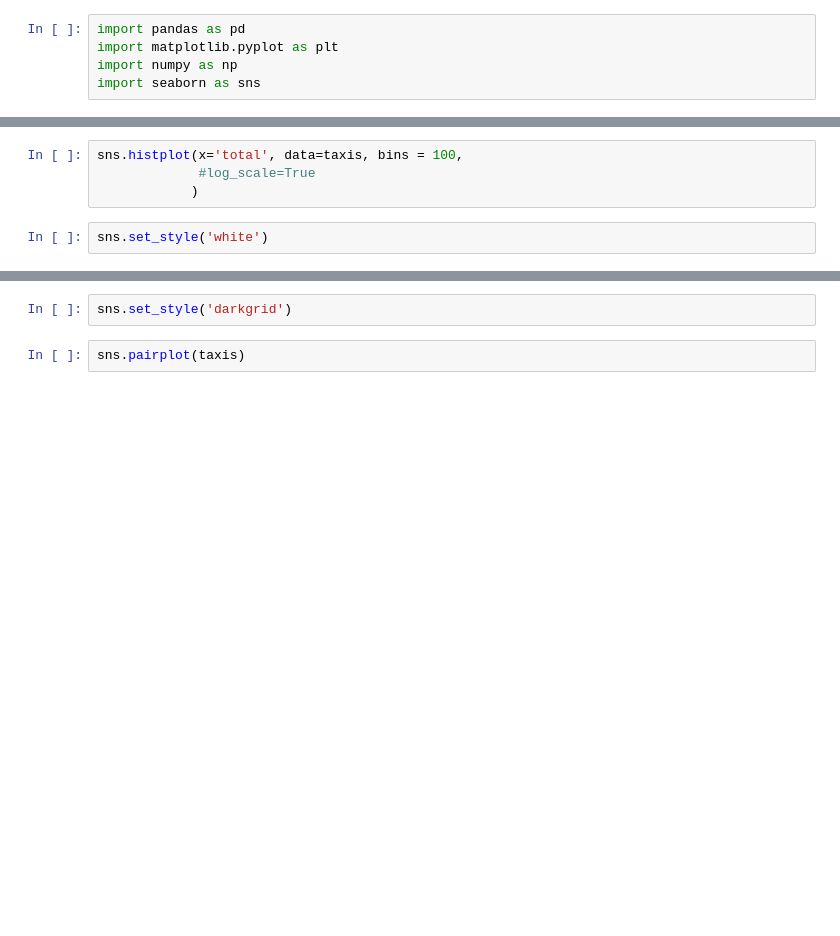
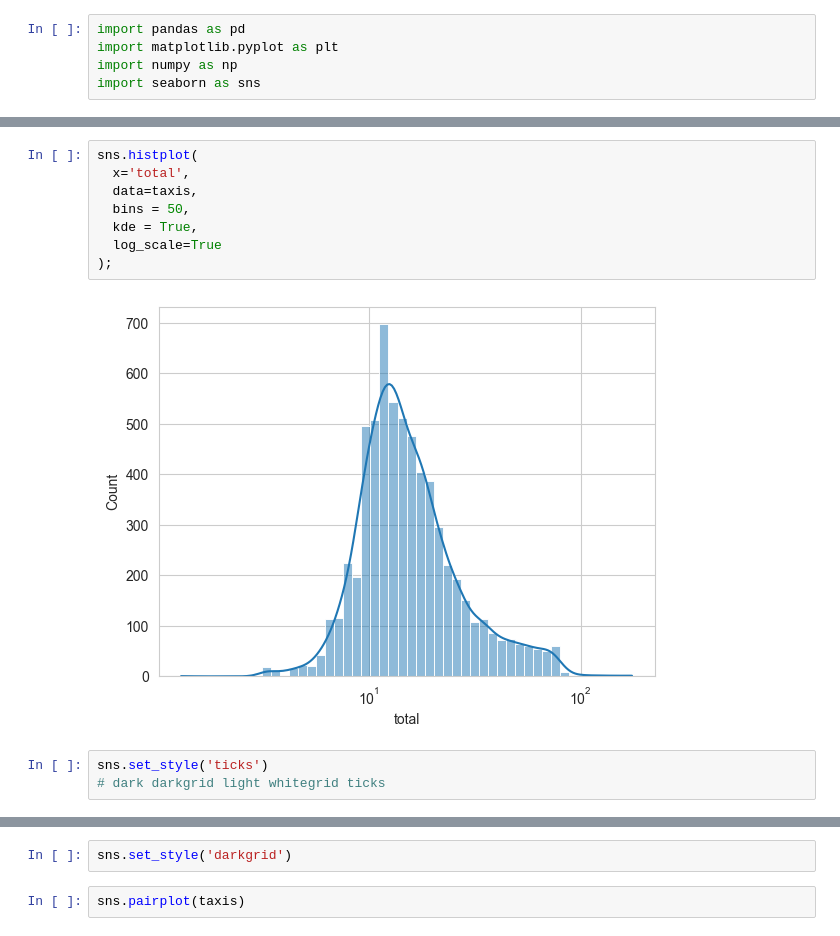
Before and after one commit to vahan-sahakyan/data-visualization, a Jupyter notebook: lessons/Week3_2.ipynb, the cells around one changed output, grey strips where cells are left out. Drawn from its saved outputs; the diff is of its cells as text; blank space fills up the shorter version.

```diff
--- a/lessons/Week3_2.ipynb
+++ b/lessons/Week3_2.ipynb
@@ -11,7 +28,14 @@ taxis.total.describe()
 # %%
-sns.histplot(x='total', data=taxis, bins = 100,
-             #log_scale=True
-            )
+sns.histplot(
+  x='total',
+  data=taxis,
+  bins = 50,
+  kde = True,
+  log_scale=True
+);
+# %% [output]
+[figure, added]
 # %%
-sns.set_style('white')
+sns.set_style('ticks')
+# dark darkgrid light whitegrid ticks
 # %%
```
Also changed, not shown: parts of 17 cells of this notebook.
